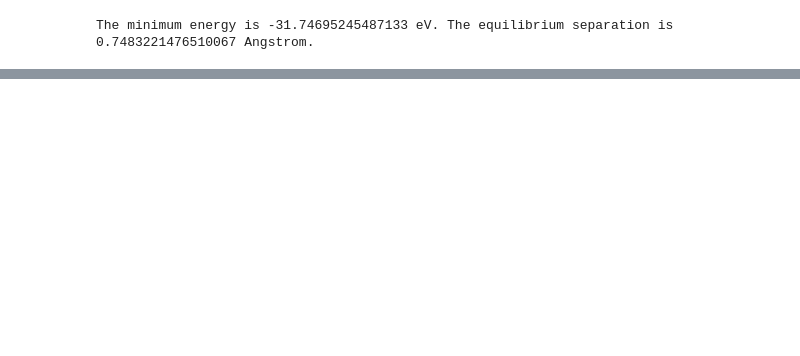
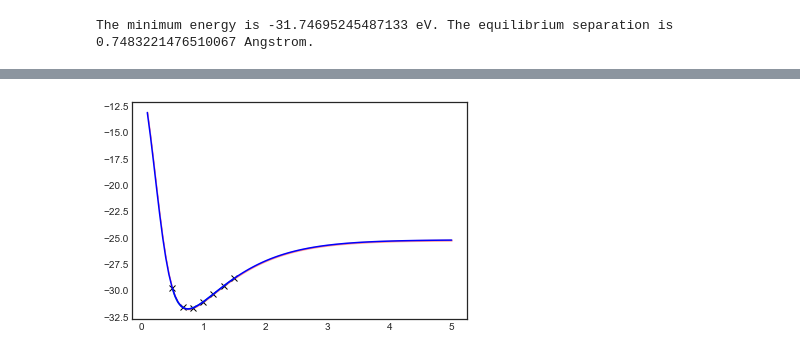
Before and after one commit to simonbatzner/electron-density, a Jupyter notebook: Reproduce_KRR/Bayesian_NN.ipynb, the cells around one changed output, grey strips where cells are left out. Drawn from its saved outputs; the diff is of its cells as text; code cells hidden in the pictures; blank space fills up the shorter version.

```diff
--- a/Reproduce_KRR/Bayesian_NN.ipynb
+++ b/Reproduce_KRR/Bayesian_NN.ipynb
@@ -66,0 +97,11 @@ import theano.tensor as t
+# %%
+train_X = train_set
+train_Y = -train_ens / 30
+
+ann_input = theano.shared(train_X)
+ann_output = theano.shared(train_Y)
+neural_network_2 = nn_bias_2(ann_input, ann_output)
+
+with neural_network_2:
+    inference = pm.ADVI()
+    approx_2 = pm.fit(n=int(3e5), method=inference)
@@ -66,0 +110,3 @@ import theano.tensor as t
+# %%
+trace_2 = approx_2.sample(draws=5000)
+pm.summary(trace_2)
@@ -66,0 +122,30 @@ import theano.tensor as t
+# %%
+seps_os = np.linspace(0.1,5,100)
+
+ann_input.set_value(seps_os)
+pred_2 = pm.sample_ppc(trace_2, 5000, model=neural_network_2)
+# %%
+data_pred = pred_2['out']
+
+y_ests = []
+y_stds = []
+for n in range(seps_os.shape[0]):
+    y_est = np.mean(data_pred[:,n])
+    y_std = np.std(data_pred[:,n])
+
+    y_ests.append(y_est)
+    y_stds.append(y_std)
+y_ests = -30*np.array(y_ests)
+y_stds = 30*np.array(y_stds)
+
+mult = 10
+
+fig, ax = plt.subplots(1,1)
+
+ax.plot(train_set, train_ens, 'kx')
+ax.plot(test_set, test_ens)
+ax.plot(seps_os, y_ests, 'b')
+ax.fill_between(seps_os, y_ests - mult*y_stds, y_ests + mult*y_stds, color='red', alpha=0.3)
+plt.show()
+# %% [output]
+[figure, added]
```
Also changed, not shown: parts of 29 cells of this notebook, 5 other files.
